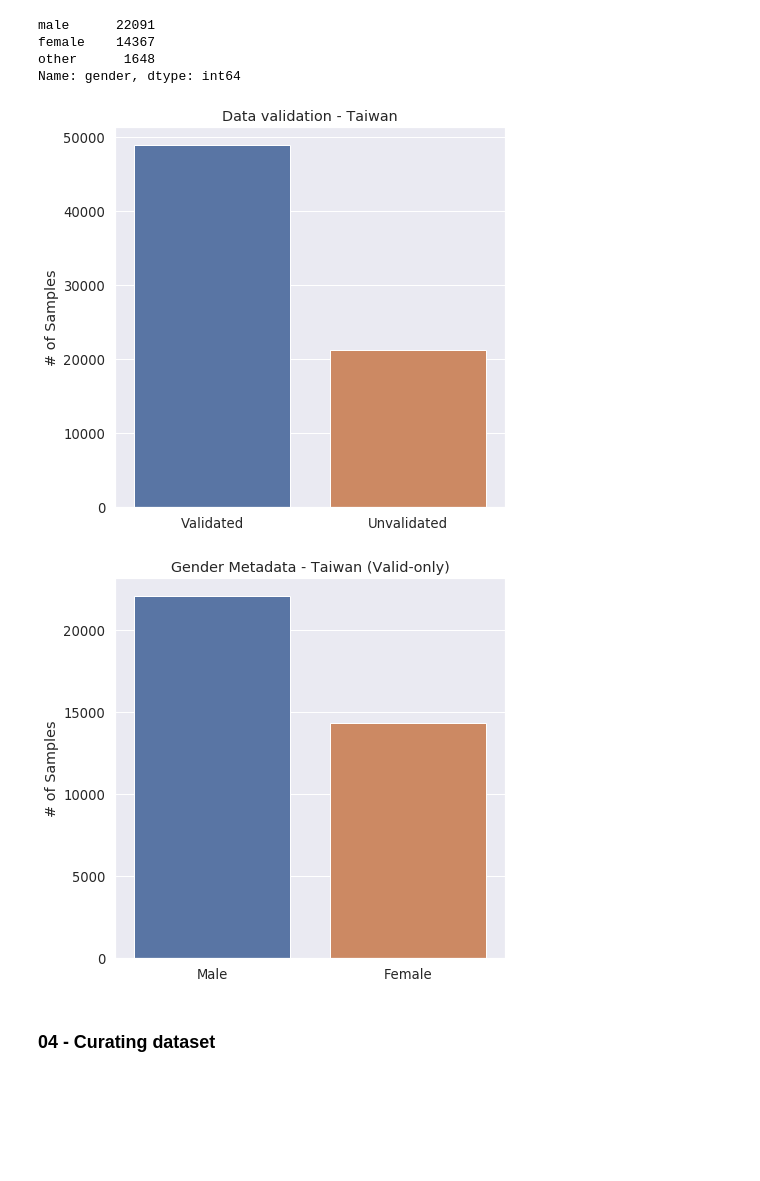
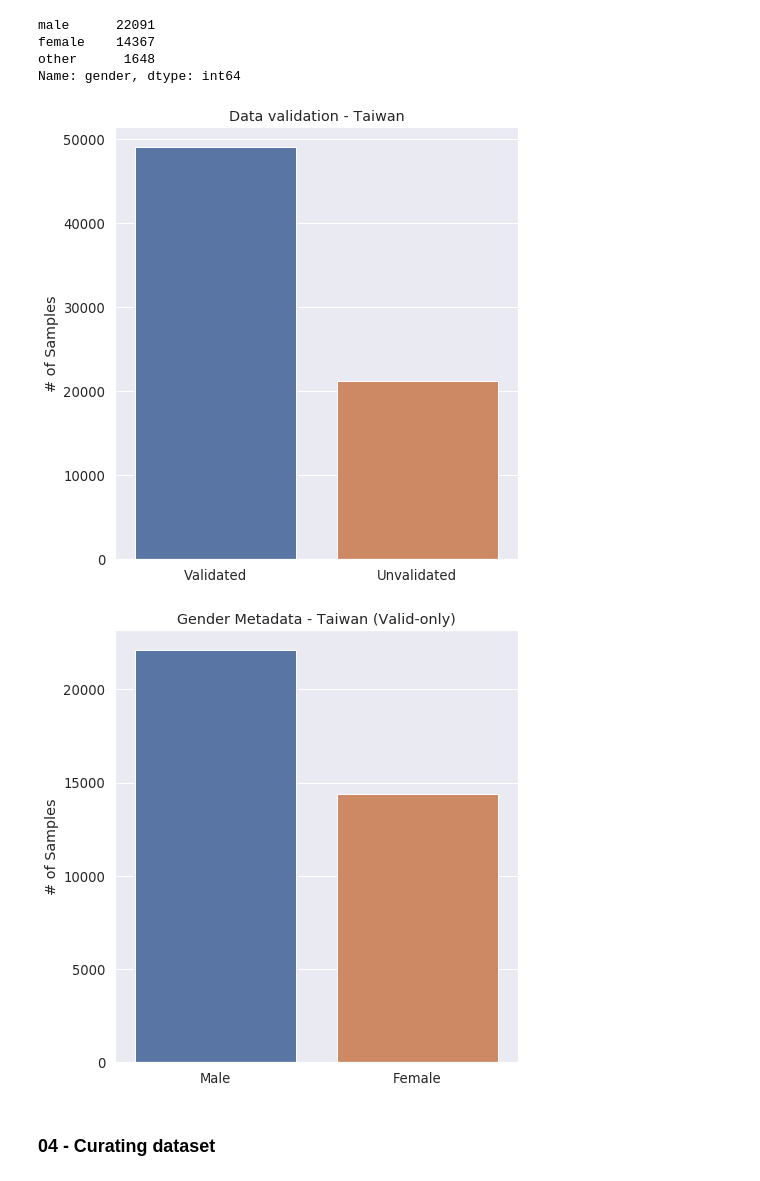
Before and after one commit to tchleung/tomayto_tomahto, a Jupyter notebook: nb/01_EDA.ipynb, the cells around one changed output. Cells and saved outputs as stored; diff of their text form; code cells hidden in the pictures; blank space fills up the shorter version.

```diff
--- a/nb/01_EDA.ipynb
+++ b/nb/01_EDA.ipynb
@@ -180,14 +182,15 @@ Name: gender, dtype: int64
 # %%
 label = ['Validated',"Unvalidated"]
 size = [48968, 21249]
 fig, axs = plt.subplots(figsize=(7,7))
 sns.set(font_scale=1.2)
 sns.barplot(x=label,y=size)
 axs.set_title('Data validation - Taiwan')
 axs.set_ylabel('# of Samples')
+plt.tight_layout()
 # plt.savefig('../img/valid_tw.png');
 # %% [output]
-[figure, old version]
+[figure, new version]
 # %%
 label = ['Male', "Female"]
 size = [22091, 14367]
@@ -196,9 +199,10 @@ sns.set(font_scale=1.2)
 sns.barplot(x=label,y=size)
 axs.set_title('Gender Metadata - Taiwan (Valid-only)')
 axs.set_ylabel('# of Samples')
+plt.tight_layout()
 # plt.savefig('../img/gender_tw.png');
 # %% [output]
-[figure, old version]
+[figure, new version]
 # %% [markdown]
 ### 04 - Curating dataset
 # %% [markdown]
```
Also changed, not shown: parts of 2 cells of this notebook, 4 other files.
